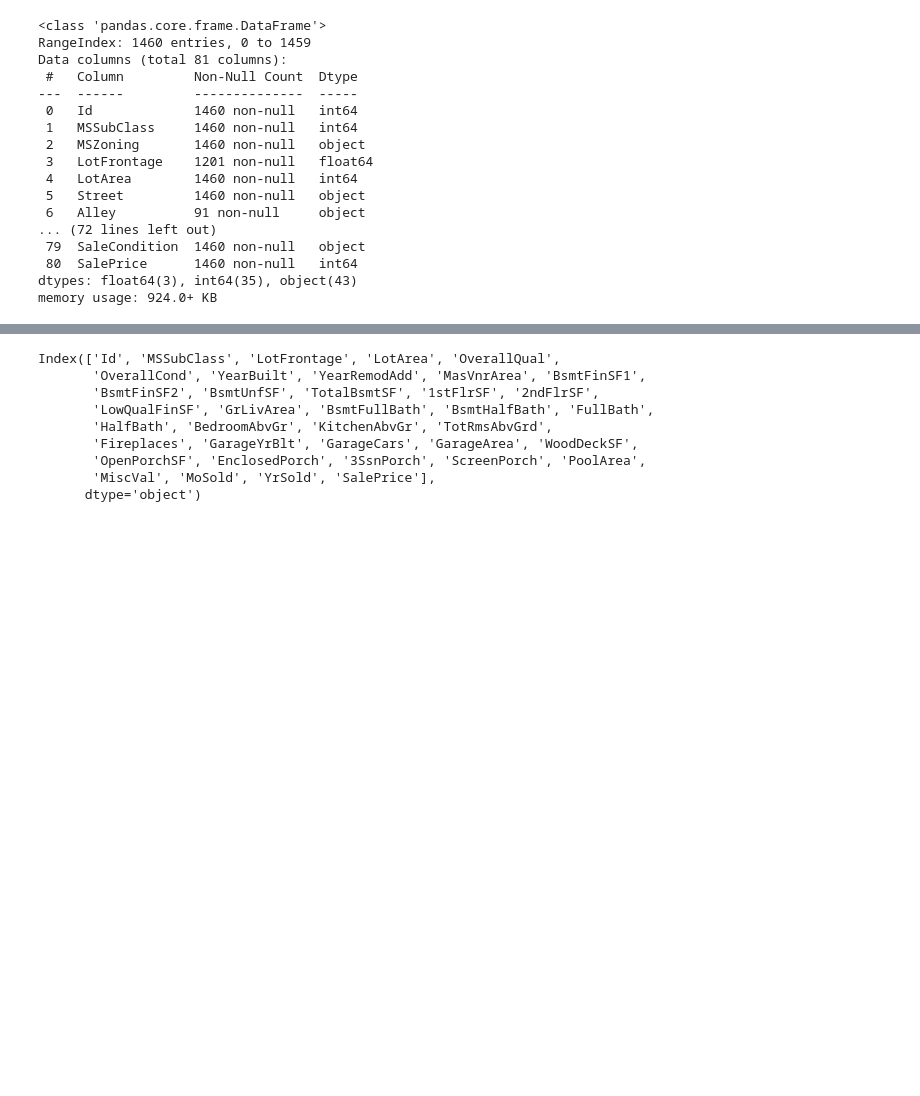
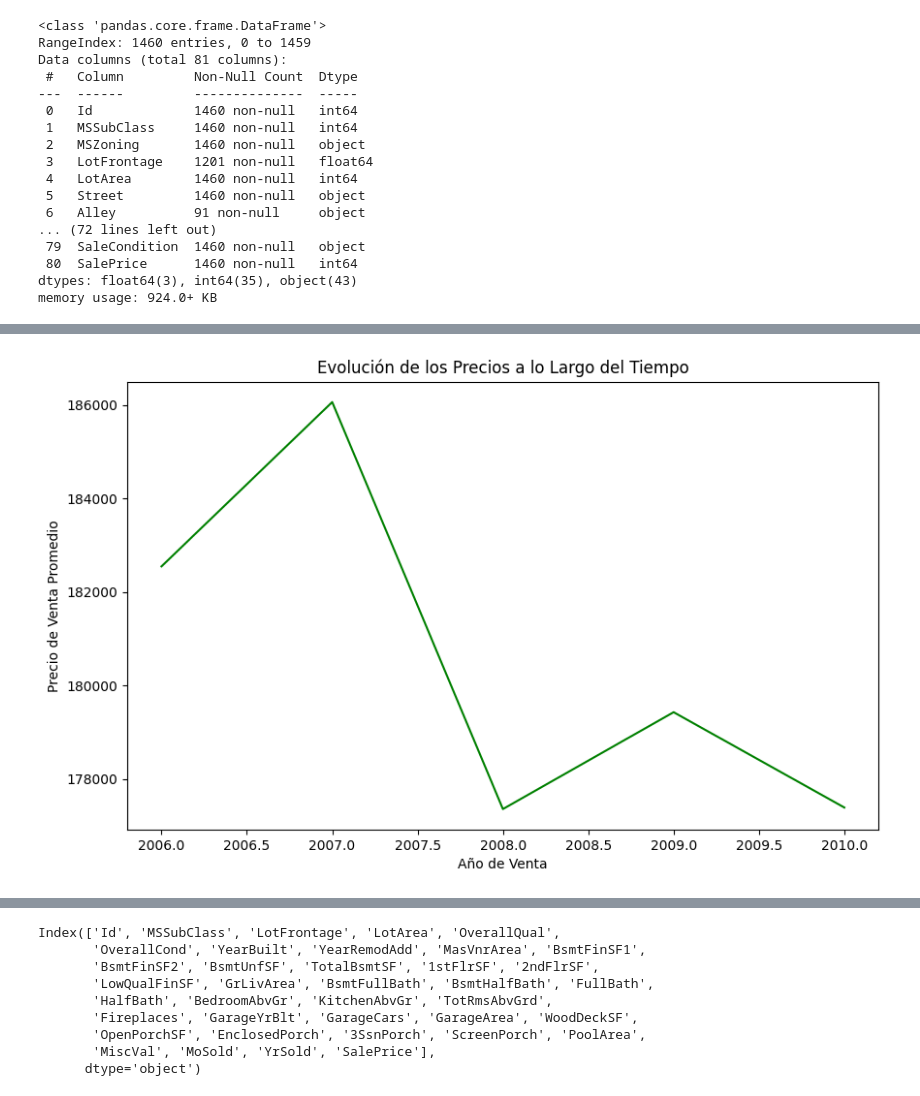
Before and after one commit to FerEsq/DM-House-Sale-Price-Predictor, a Jupyter notebook: Model.ipynb, the cells around one changed output, grey strips where cells are left out. Drawn from its saved outputs; the diff is of its cells as text; code cells hidden in the pictures; blank space fills up the shorter version.

```diff
--- a/Model.ipynb
+++ b/Model.ipynb
@@ -51,0 +125,11 @@ memory usage: 924.0+ KB
+# %%
+#Gráfica de línea para la evolución de los Precios a lo Largo del Tiempo
+yearly_prices = df.groupby('YrSold')['SalePrice'].mean()
+plt.figure(figsize=(10, 6))
+sns.lineplot(x=yearly_prices.index, y=yearly_prices.values, color='green')
+plt.title('Evolución de los Precios a lo Largo del Tiempo')
+plt.xlabel('Año de Venta')
+plt.ylabel('Precio de Venta Promedio')
+plt.show()
+# %% [output]
+[figure, added]
```
Also changed, not shown: parts of 7 cells of this notebook.
